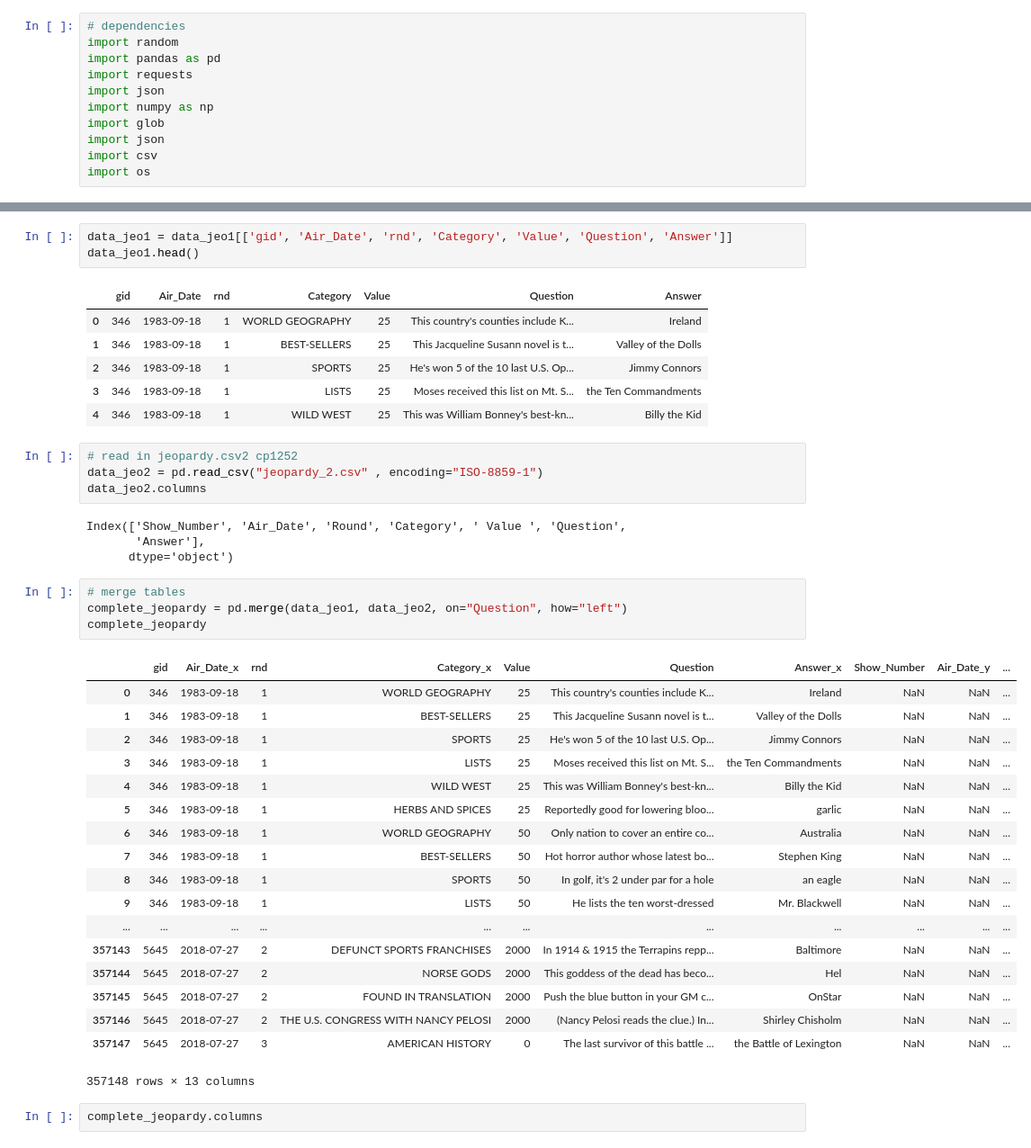
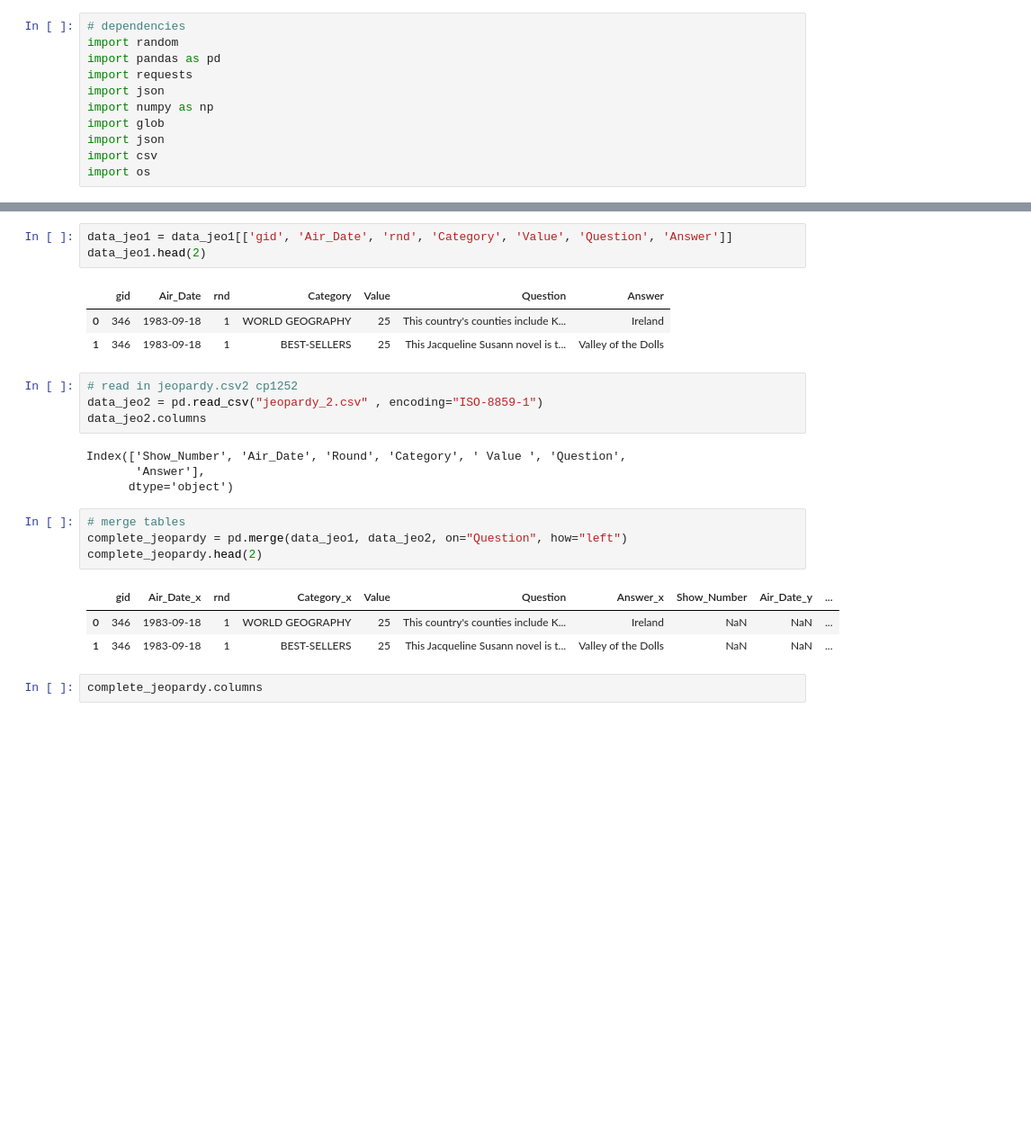
Before and after one commit to minwiley/ETL-Jeopardy, a Jupyter notebook: Jeopardy_ETL.ipynb, the cells around one changed output, grey strips where cells are left out. Shown at 90% size. Saved outputs shown, nothing was run; the diff lists cells and outputs as text; blank space fills up the shorter version.

Commit message:
updated docs, outputs, data

```diff
--- a/Jeopardy_ETL.ipynb
+++ b/Jeopardy_ETL.ipynb
@@ -37,13 +32,10 @@ data_jeo1.head()
 # %%
 data_jeo1 = data_jeo1[['gid', 'Air_Date', 'rnd', 'Category', 'Value', 'Question', 'Answer']]
-data_jeo1.head()
+data_jeo1.head(2)
 # %% [output]
 |  | gid | Air_Date | rnd | Category | Value | Question | Answer |
 | 0 | 346 | 1983-09-18 | 1 | WORLD GEOGRAPHY | 25 | This country's counties include K... | Ireland |
 | 1 | 346 | 1983-09-18 | 1 | BEST-SELLERS | 25 | This Jacqueline Susann novel is t... | Valley of the Dolls |
-| 2 | 346 | 1983-09-18 | 1 | SPORTS | 25 | He's won 5 of the 10 last U.S. Op... | Jimmy Connors |
-| 3 | 346 | 1983-09-18 | 1 | LISTS | 25 | Moses received this list on Mt. S... | the Ten Commandments |
-| 4 | 346 | 1983-09-18 | 1 | WILD WEST | 25 | This was William Bonney's best-kn... | Billy the Kid |
 # %%
 # read in jeopardy.csv2 cp1252
 data_jeo2 = pd.read_csv("jeopardy_2.csv" , encoding="ISO-8859-1")
@@ -55,26 +47,11 @@ Index(['Show_Number', 'Air_Date', 'Round', 'Category', ' Value ', 'Question',
 # %%
 # merge tables
 complete_jeopardy = pd.merge(data_jeo1, data_jeo2, on="Question", how="left")
-complete_jeopardy
+complete_jeopardy.head(2)
 # %% [output]
 |  | gid | Air_Date_x | rnd | Category_x | Value | Question | Answer_x | Show_Number | Air_Date_y | ... |
 | 0 | 346 | 1983-09-18 | 1 | WORLD GEOGRAPHY | 25 | This country's counties include K... | Ireland | NaN | NaN | ... |
 | 1 | 346 | 1983-09-18 | 1 | BEST-SELLERS | 25 | This Jacqueline Susann novel is t... | Valley of the Dolls | NaN | NaN | ... |
-| 2 | 346 | 1983-09-18 | 1 | SPORTS | 25 | He's won 5 of the 10 last U.S. Op... | Jimmy Connors | NaN | NaN | ... |
-| 3 | 346 | 1983-09-18 | 1 | LISTS | 25 | Moses received this list on Mt. S... | the Ten Commandments | NaN | NaN | ... |
-| 4 | 346 | 1983-09-18 | 1 | WILD WEST | 25 | This was William Bonney's best-kn... | Billy the Kid | NaN | NaN | ... |
-| 5 | 346 | 1983-09-18 | 1 | HERBS AND SPICES | 25 | Reportedly good for lowering bloo... | garlic | NaN | NaN | ... |
-| 6 | 346 | 1983-09-18 | 1 | WORLD GEOGRAPHY | 50 | Only nation to cover an entire co... | Australia | NaN | NaN | ... |
-| 7 | 346 | 1983-09-18 | 1 | BEST-SELLERS | 50 | Hot horror author whose latest bo... | Stephen King | NaN | NaN | ... |
-| 8 | 346 | 1983-09-18 | 1 | SPORTS | 50 | In golf, it's 2 under par for a hole | an eagle | NaN | NaN | ... |
-| 9 | 346 | 1983-09-18 | 1 | LISTS | 50 | He lists the ten worst-dressed | Mr. Blackwell | NaN | NaN | ... |
-| ... | ... | ... | ... | ... | ... | ... | ... | ... | ... | ... |
-| 357143 | 5645 | 2018-07-27 | 2 | DEFUNCT SPORTS FRANCHISES | 2000 | In 1914 & 1915 the Terrapins repp... | Baltimore | NaN | NaN | ... |
-| 357144 | 5645 | 2018-07-27 | 2 | NORSE GODS | 2000 | This goddess of the dead has beco... | Hel | NaN | NaN | ... |
-| 357145 | 5645 | 2018-07-27 | 2 | FOUND IN TRANSLATION | 2000 | Push the blue button in your GM c... | OnStar | NaN | NaN | ... |
-| 357146 | 5645 | 2018-07-27 | 2 | THE U.S. CONGRESS WITH NANCY PELOSI | 2000 | (Nancy Pelosi reads the clue.) In... | Shirley Chisholm | NaN | NaN | ... |
-| 357147 | 5645 | 2018-07-27 | 3 | AMERICAN HISTORY | 0 | The last survivor of this battle ... | the Battle of Lexington | NaN | NaN | ... |
-357148 rows × 13 columns
 # %%
 complete_jeopardy.columns
 # %% [output]
```
Also changed, not shown: parts of 28 cells of this notebook, 12 other files.
